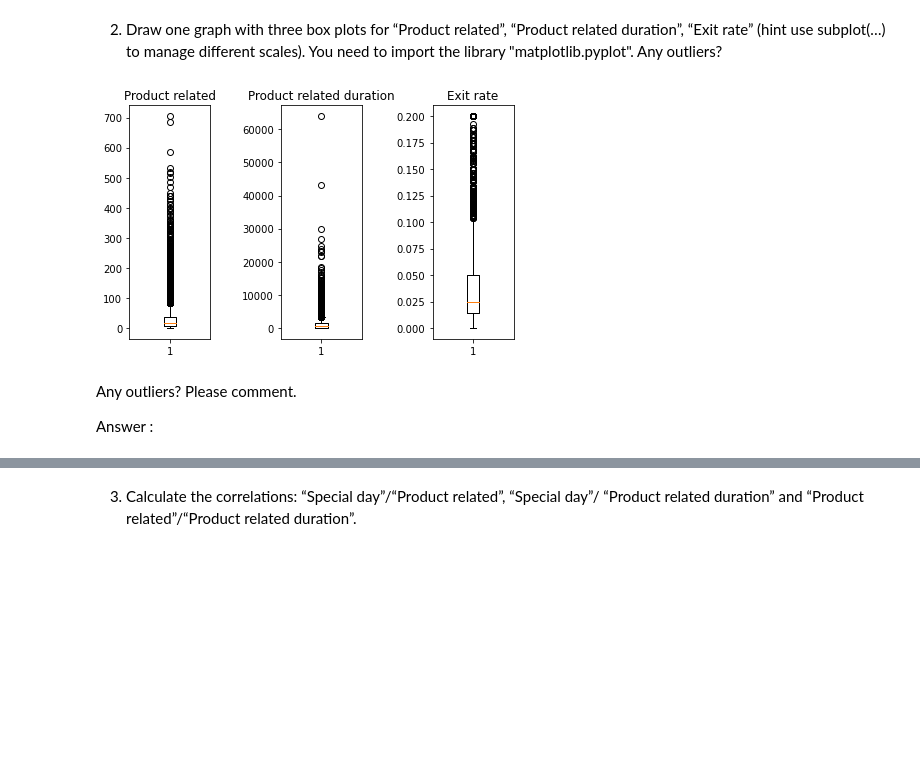
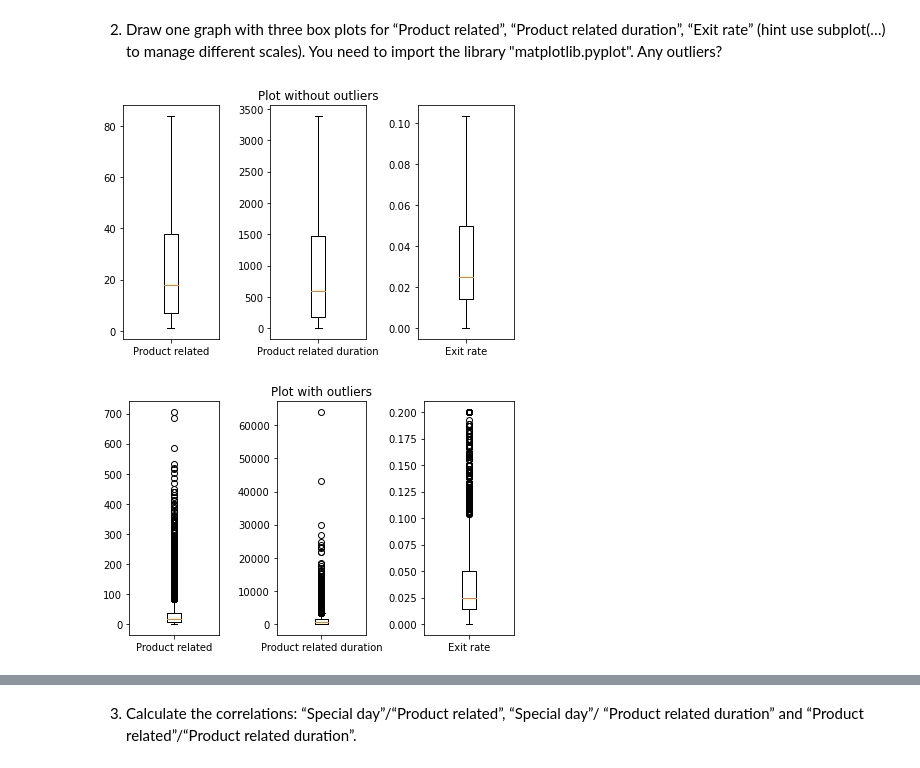
Before and after one commit to Smessens/SImonSimonHack, a Jupyter notebook: Hackathon1.ipynb, the cells around one changed output, grey strips where cells are left out. Saved outputs shown, nothing was run; the diff lists cells and outputs as text; code cells hidden in the pictures; blank space fills up the shorter version.

```diff
--- a/Hackathon1.ipynb
+++ b/Hackathon1.ipynb
@@ -71,21 +71,25 @@ Quantiles 25%, median and 75 % : 0.014285714, 0.025124489, 0.05
 2)	Draw one graph with three box plots for “Product related”, “Product related duration”, “Exit rate” (hint use subplot(…) to manage different scales). You need to import the library "matplotlib.pyplot". Any outliers?
 # %%
 import matplotlib.pyplot as plt
+plt.subplot(131)
+plt.boxplot(PR,labels=["Product related"],showfliers=False)
+plt.subplot(132)
+plt.title("Plot without outliers")
+plt.boxplot(PRD,labels=["Product related duration"],showfliers=False)
+plt.subplot(133)
+plt.boxplot(ER,labels=["Exit rate"],showfliers=False)
+plt.tight_layout()
+plt.show()
 
 plt.subplot(131)
-plt.title("Product related")
-plt.boxplot(PR)
+plt.boxplot(PR,labels=["Product related"])
 plt.subplot(132)
-plt.title("Product related duration")
-plt.boxplot(PRD)
+plt.title("Plot with outliers")
+plt.boxplot(PRD,labels=["Product related duration"])
 plt.subplot(133)
-plt.title("Exit rate")
-plt.boxplot(ER)
+plt.boxplot(ER,labels=["Exit rate"])
 plt.tight_layout()
 plt.show()
 # %% [output]
-[figure, old version]
+[figure, new version]
+[figure, added]
-# %% [markdown]
-Any outliers? Please comment.
-
-Answer :
```
Also changed, not shown: parts of 7 cells of this notebook.
